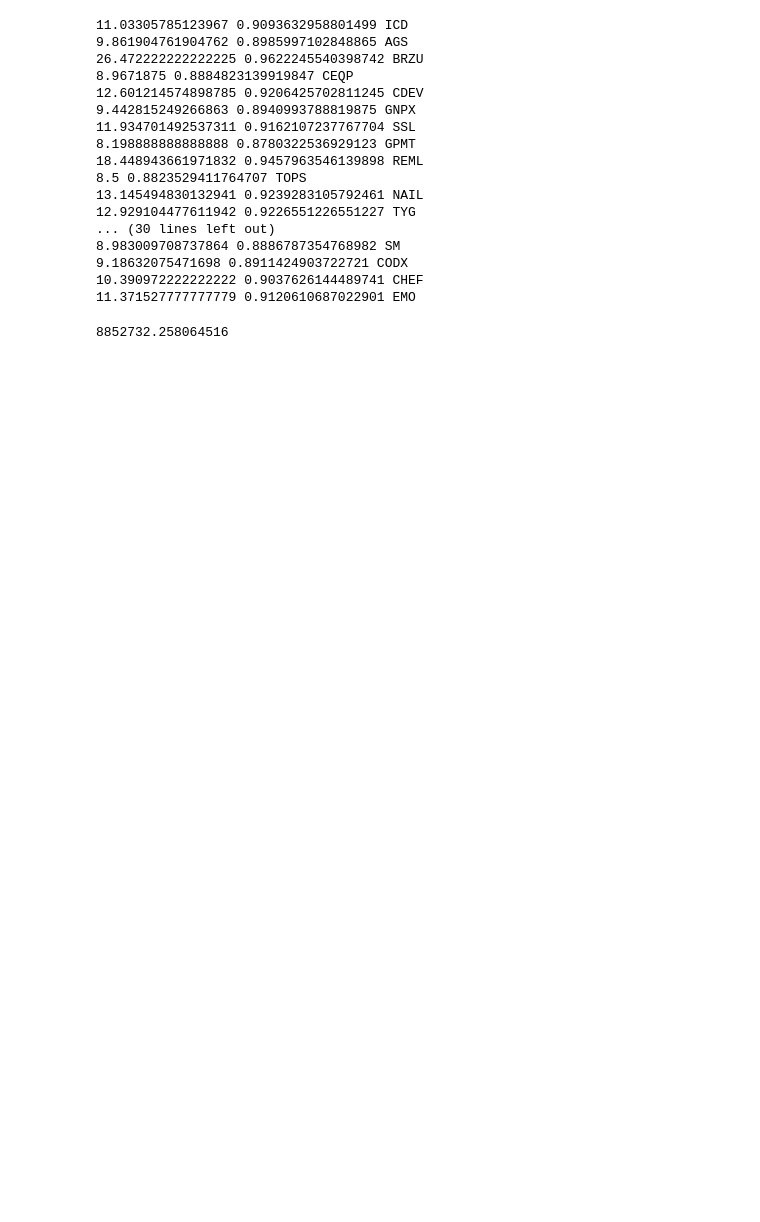
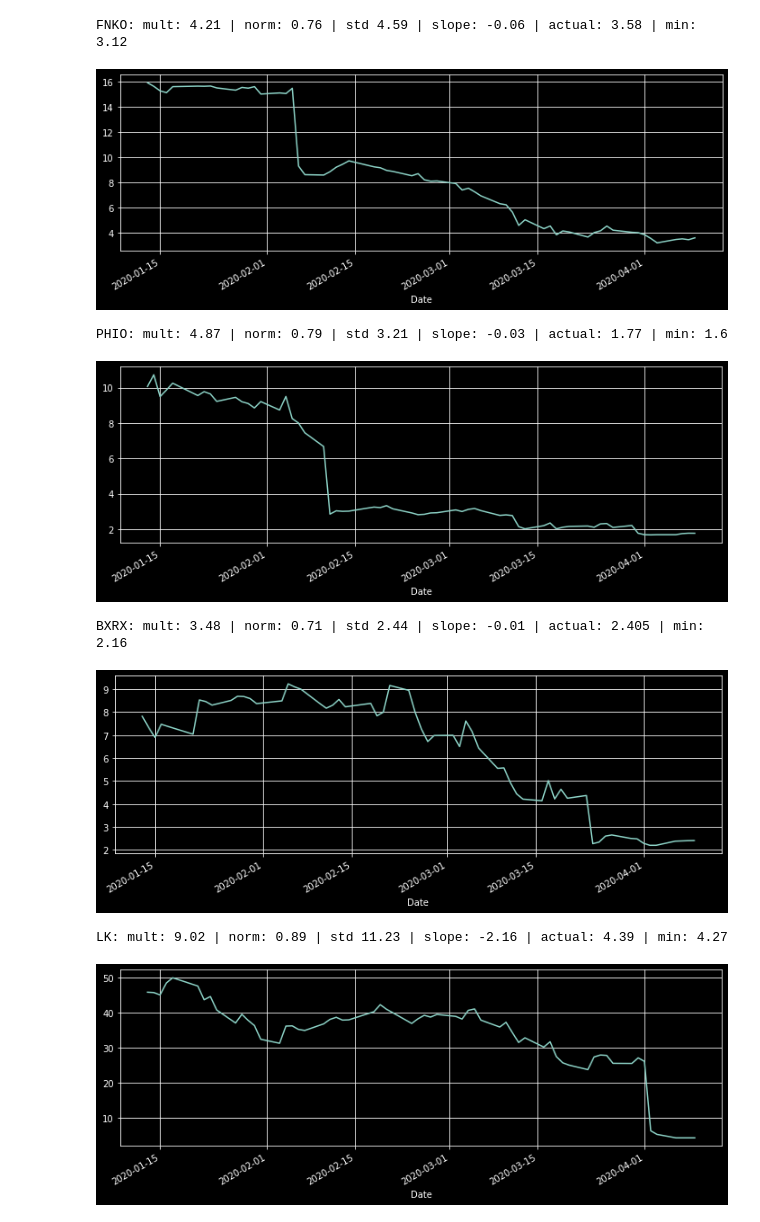
Before and after one commit to sanxlop/stocks, a Jupyter notebook: discount_risk.ipynb, the cells around one changed output. Cells and saved outputs as stored; diff of their text form; code cells hidden in the pictures; blank space fills up the shorter version.

```diff
--- a/discount_risk.ipynb
+++ b/discount_risk.ipynb
@@ -32,14 +43,16 @@ print(len(nasdaq_listed), len(other_listed), len(all_symbols), len(all_symbols_c
 # %%
 """Getting tickers with no NaN and high volume"""
-tickers_names_aux = " ".join(all_symbols_cleaned)
+tickers_names_aux = " ".join(nasdaq_listed['Symbol'])
 hist_downloaded_aux = yf.download(tickers_names_aux, period="1mo", interval="1d", start=None, end=None, actions=False, rounding=True, group_by='ticker', threads=True)
 
 tickers_volM= set()
 hist_downloaded_aux = hist_downloaded_aux.dropna(axis=1, how='all')
 for tick in get_unique_symbs(hist_downloaded_aux):
-    if hist_downloaded_aux[tick,'Volume'].mean() > 1000000: #High volume
+    if hist_downloaded_aux[tick,'Volume'].mean() > 200000: #High volume
         tickers_volM.add(tick)
-print(len(tickers_volM))
+
+print('tickers_all:', len(all_symbols))
+print('tickers_filtered_by_volume:', len(tickers_volM))
 
 with open('data/all_symbols_vol.pickle', 'wb') as handle:
     pickle.dump(tickers_volM, handle)
@@ -80,30 +135,29 @@ Wall time: 4.5 s
-# %%
-hist = pd.read_pickle('data/all3mo.pickle')
-for tick in get_unique_symbs(hist):
-    describe = hist[tick,'Close'].describe()
-    discount = (describe['75%']/describe['min'])
-    discount_norm = (describe['75%']-describe['min'])/describe['75%']
-    if discount > 8:
-        print(discount, discount_norm, tick)
-# %% [output]
-11.03305785123967 0.9093632958801499 ICD
-9.861904761904762 0.8985997102848865 AGS
-26.472222222222225 0.9622245540398742 BRZU
-8.9671875 0.8884823139919847 CEQP
-12.601214574898785 0.9206425702811245 CDEV
-9.442815249266863 0.8940993788819875 GNPX
-11.934701492537311 0.9162107237767704 SSL
-8.198888888888888 0.8780322536929123 GPMT
-18.448943661971832 0.9457963546139898 REML
-8.5 0.8823529411764707 TOPS
-13.145494830132941 0.9239283105792461 NAIL
-12.929104477611942 0.9226551226551227 TYG
-... (30 lines left out)
-8.983009708737864 0.8886787354768982 SM
-9.18632075471698 0.8911424903722721 CODX
-10.390972222222222 0.9037626144489741 CHEF
-11.371527777777779 0.9120610687022901 EMO
-# %%
-hist['CVE','Volume'].mean()
-# %% [output]
-8852732.258064516
+# %%
+from scipy import stats
+import datetime as dt
+
+hist['date_ordinal'] = pd.to_datetime(hist.index).map(dt.datetime.toordinal)
+
+list_interest = []
+for tick in get_unique_symbs(hist):
+    if tick != 'date_ordinal':
+        describe = hist[tick,'Close'].describe()
+        discount = (describe['75%']/hist[tick,'Close'].tail(1)[0])
+        discount_norm = (describe['75%']-hist[tick,'Close'].tail(1)[0])/describe['75%']
+        slope, intercept, r_value, p_value, std_err = stats.linregress(hist['date_ordinal'].tail(10), hist[tick, 'Close'].tail(10))
+        if discount_norm > 0.7 and hist[tick,'Close'].tail(1)[0] < hist[tick,'Low'].min()*1.2: # and slope > 0:
+            #print(describe, hist[tick,'Close'].tail(5).min())
+            print(tick+':', 'mult:', round(discount, 2), '| norm:', round(discount_norm, 2),
+                  '| std', round(describe['std'], 2), '| slope:', round(slope,2), '| actual:',
+                  hist[tick, 'Close'].tail(1)[0], '| min:', hist[tick, 'Low'].min())
+            hist[tick,'Close'].plot(figsize=(12,4), grid=True)
+            plt.show()
+# %% [output]
+FNKO: mult: 4.21 | norm: 0.76 | std 4.59 | slope: -0.06 | actual: 3.58 | min: 3.12
+[figure, added]
+PHIO: mult: 4.87 | norm: 0.79 | std 3.21 | slope: -0.03 | actual: 1.77 | min: 1.6
+[figure, added]
+BXRX: mult: 3.48 | norm: 0.71 | std 2.44 | slope: -0.01 | actual: 2.405 | min: 2.16
+[figure, added]
+LK: mult: 9.02 | norm: 0.89 | std 11.23 | slope: -2.16 | actual: 4.39 | min: 4.27
+[figure, added]
```
Also changed, not shown: parts of 6 cells of this notebook, 3 other files.
